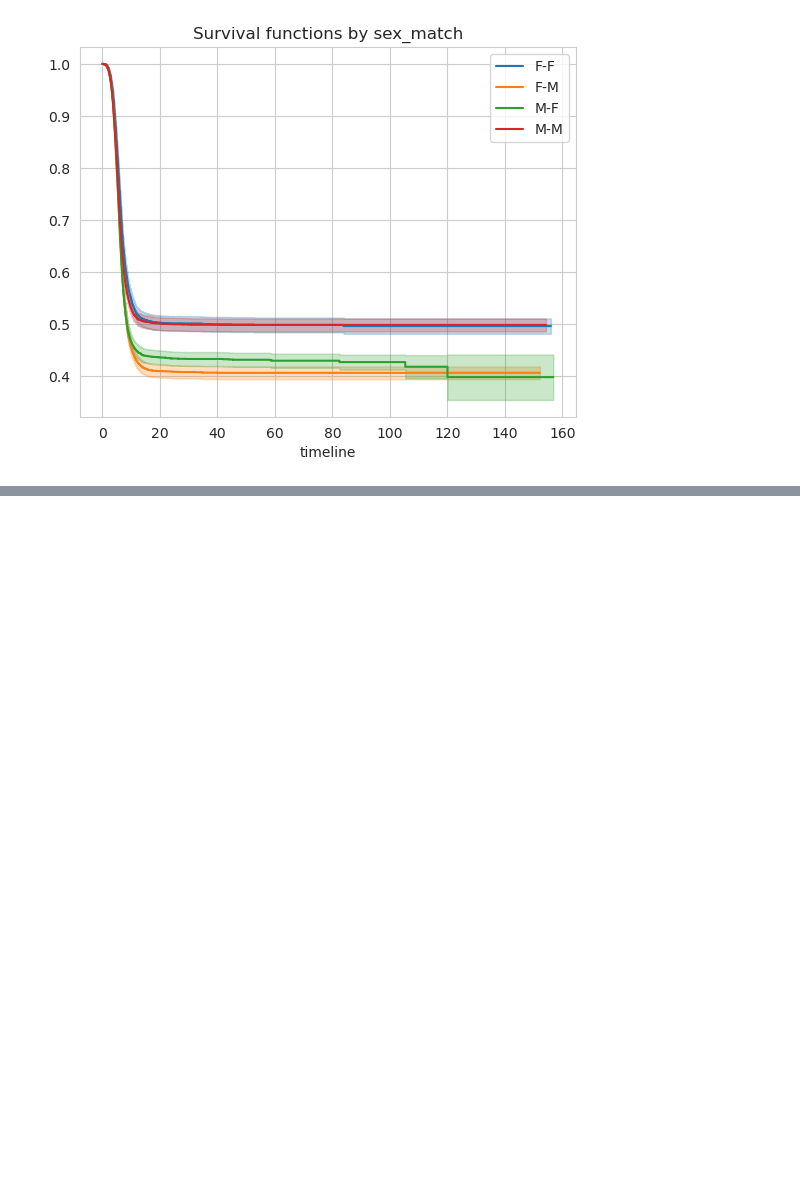
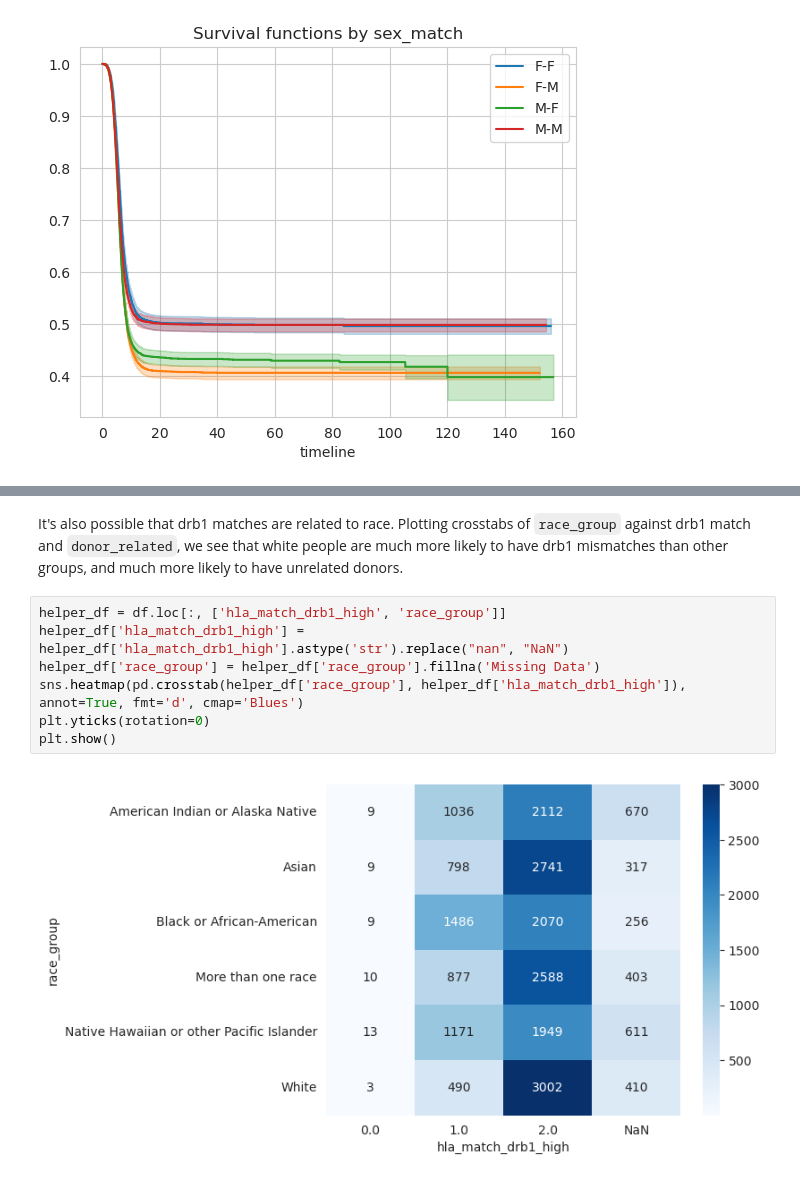
Before and after one commit to RuiboZhang98/CIBMTR_post_hct_survival, a Jupyter notebook: scripts/feature_vs_survival.ipynb, the cells around one changed output, grey strips where cells are left out. Drawn from its saved outputs; the diff is of its cells as text; blank space fills up the shorter version.

```diff
--- a/scripts/feature_vs_survival.ipynb
+++ b/scripts/feature_vs_survival.ipynb
@@ -226,0 +241,11 @@ plot_by_group('sex_match')
+# %% [markdown]
+It's also possible that drb1 matches are related to race. Plotting crosstabs of `race_group` against drb1 match and `donor_related`, we see that white people are much more likely to have drb1 mismatches than other groups, and much more likely to have unrelated donors.
+# %%
+helper_df = df.loc[:, ['hla_match_drb1_high', 'race_group']]
+helper_df['hla_match_drb1_high'] = helper_df['hla_match_drb1_high'].astype('str').replace("nan", "NaN")
+helper_df['race_group'] = helper_df['race_group'].fillna('Missing Data')
+sns.heatmap(pd.crosstab(helper_df['race_group'], helper_df['hla_match_drb1_high']), annot=True, fmt='d', cmap='Blues')
+plt.yticks(rotation=0)
+plt.show()
+# %% [output]
+[figure, added]
```
Also changed, not shown: parts of 13 cells of this notebook.
